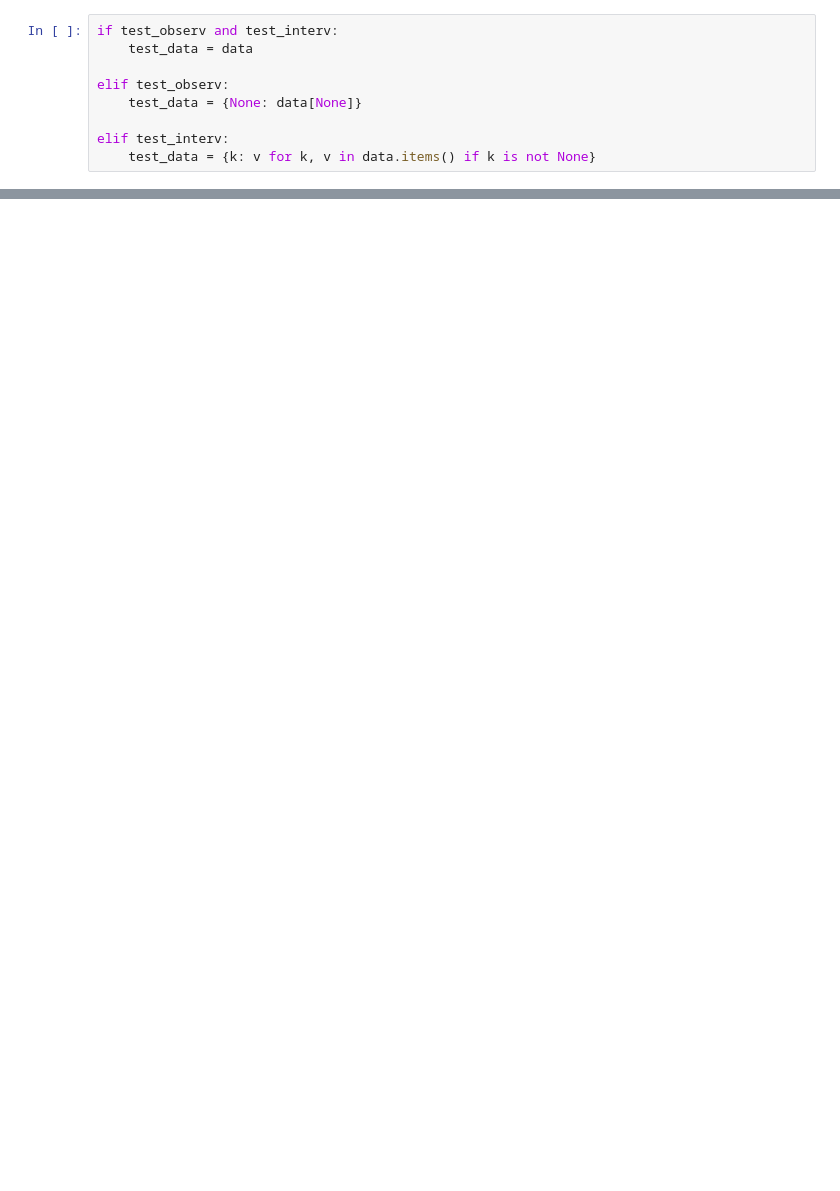
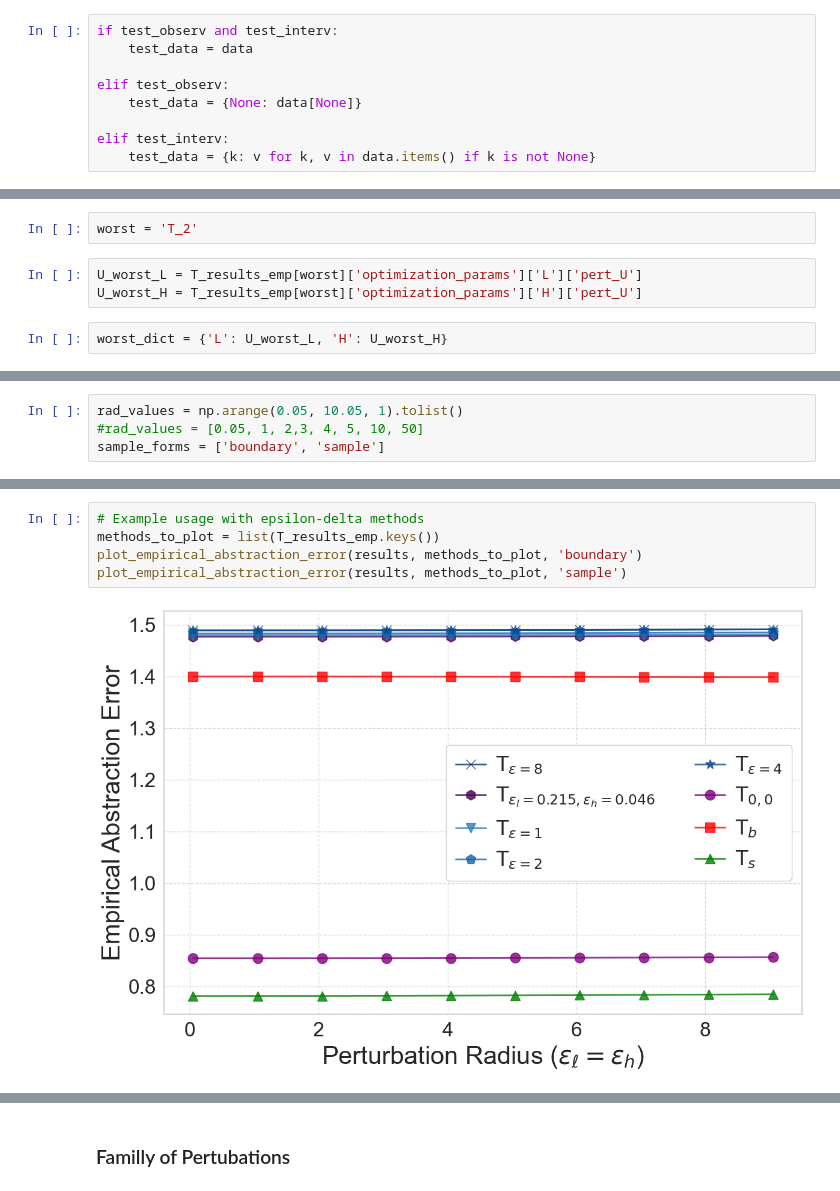
Before and after one commit to yfelekis/DiRoCA, a Jupyter notebook: eval_emp.ipynb, the cells around one changed output, grey strips where cells are left out. Cells and saved outputs as stored; diff of their text form; blank space fills up the shorter version.

```diff
--- a/eval_emp.ipynb
+++ b/eval_emp.ipynb
@@ -711,0 +110,7 @@ Diagonal Variances:
+# %%
+worst = 'T_2'
+# %%
+U_worst_L = T_results_emp[worst]['optimization_params']['L']['pert_U']
+U_worst_H = T_results_emp[worst]['optimization_params']['H']['pert_U']
+# %%
+worst_dict = {'L': U_worst_L, 'H': U_worst_H}
@@ -711,0 +156,4 @@ Diagonal Variances:
+# %%
+rad_values = np.arange(0.05, 10.05, 1).tolist()
+#rad_values = [0.05, 1, 2,3, 4, 5, 10, 50]
+sample_forms = ['boundary', 'sample']
@@ -711,0 +362,7 @@ Diagonal Variances:
+# %%
+# Example usage with epsilon-delta methods
+methods_to_plot = list(T_results_emp.keys())
+plot_empirical_abstraction_error(results, methods_to_plot, 'boundary')
+plot_empirical_abstraction_error(results, methods_to_plot, 'sample')
+# %% [output]
+[figure, added]
@@ -711,0 +370,2 @@ Diagonal Variances:
+# %% [markdown]
+### Familly of Pertubations
```
Also changed, not shown: parts of 38 cells of this notebook, 32 other files.
